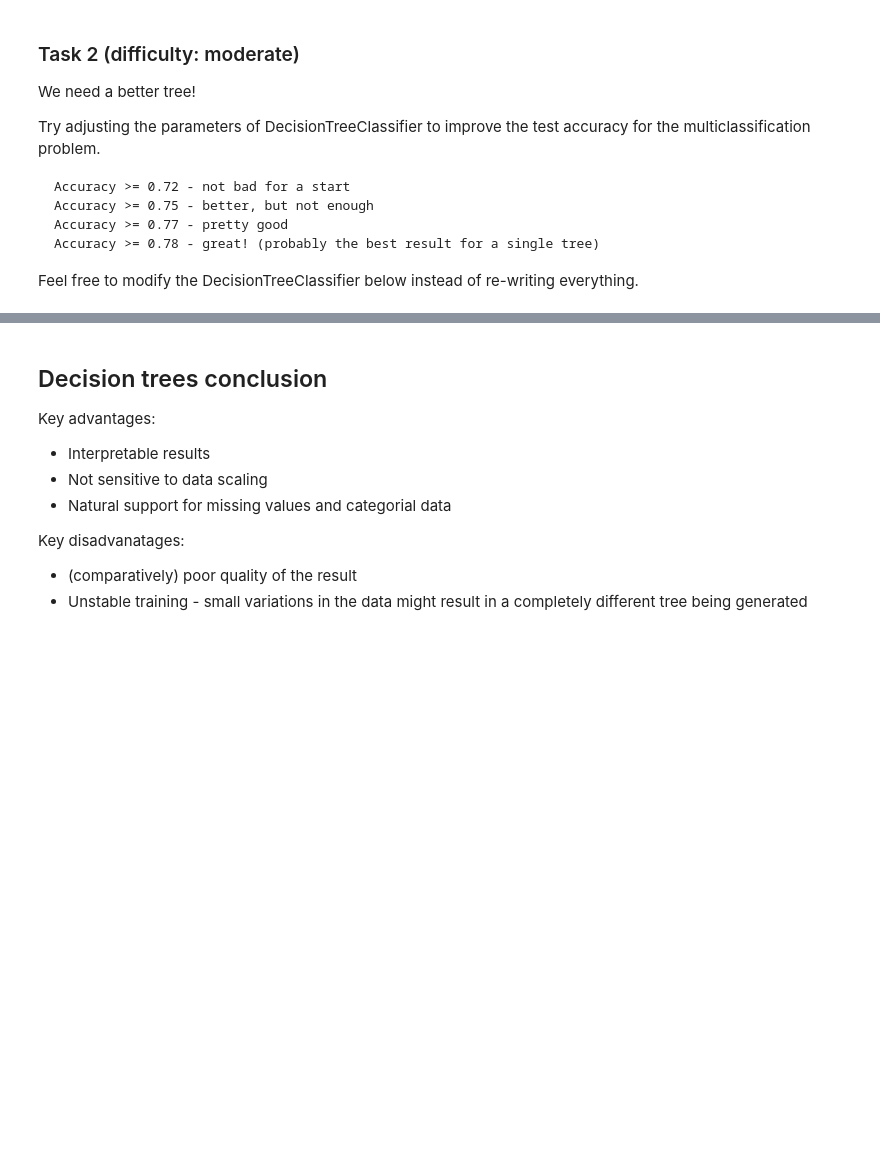
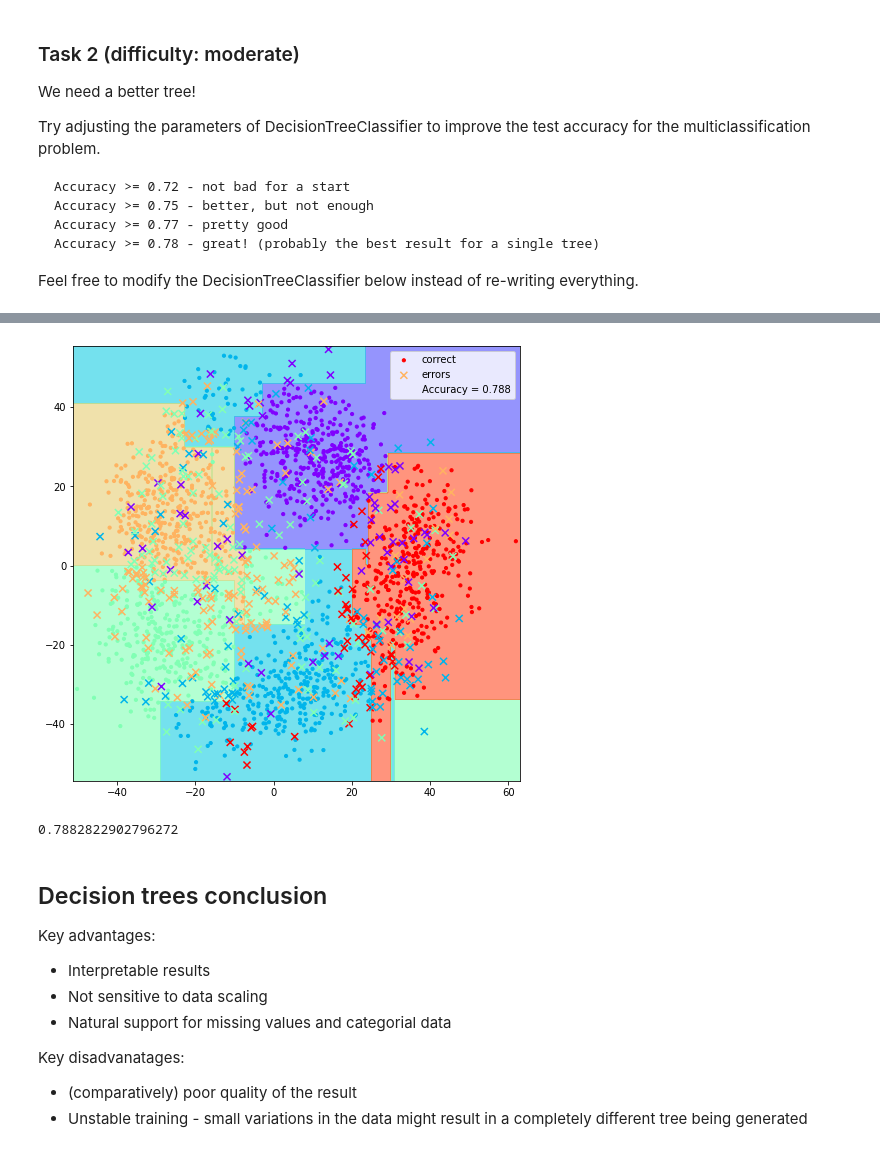
Before and after one commit to imdinu/onboarding-ml, a Jupyter notebook: 03. Classification and Decision Trees/decision-trees.ipynb, the cells around one changed output, grey strips where cells are left out. Saved outputs shown, nothing was run; the diff lists cells and outputs as text; code cells hidden in the pictures; blank space fills up the shorter version.

```diff
--- a/03. Classification and Decision Trees/decision-trees.ipynb
+++ b/03. Classification and Decision Trees/decision-trees.ipynb
@@ -161,13 +169,17 @@ plot_decision_surface(clf, X_toy_multiclass_test, y_toy_multiclass_test, cmap='r
 # %%
-# clf = DecisionTreeClassifier(<your params>)
+clf = DecisionTreeClassifier(max_depth=6, min_samples_leaf=4, min_samples_split=3, criterion="gini")
 # your code here
-raise NotImplementedError
 clf.fit(X_toy_multiclass_train, y_toy_multiclass_train)
 
 fig, ax = plt.subplots(figsize=(8, 8))
 plot_decision_surface(clf, X_toy_multiclass_test, y_toy_multiclass_test, cmap='rainbow', grid_step=0.2, axes=ax);
+# %% [output]
+[figure, added]
 # %%
 test_accuracy = accuracy_score(clf.predict(X_toy_multiclass_test), y_toy_multiclass_test)
+print(test_accuracy)
+# %% [output]
+0.7882822902796272
 # %%
 assert test_accuracy >= 0.72
 # %%
```
Also changed, not shown: parts of 2 cells of this notebook, 1 other file.
